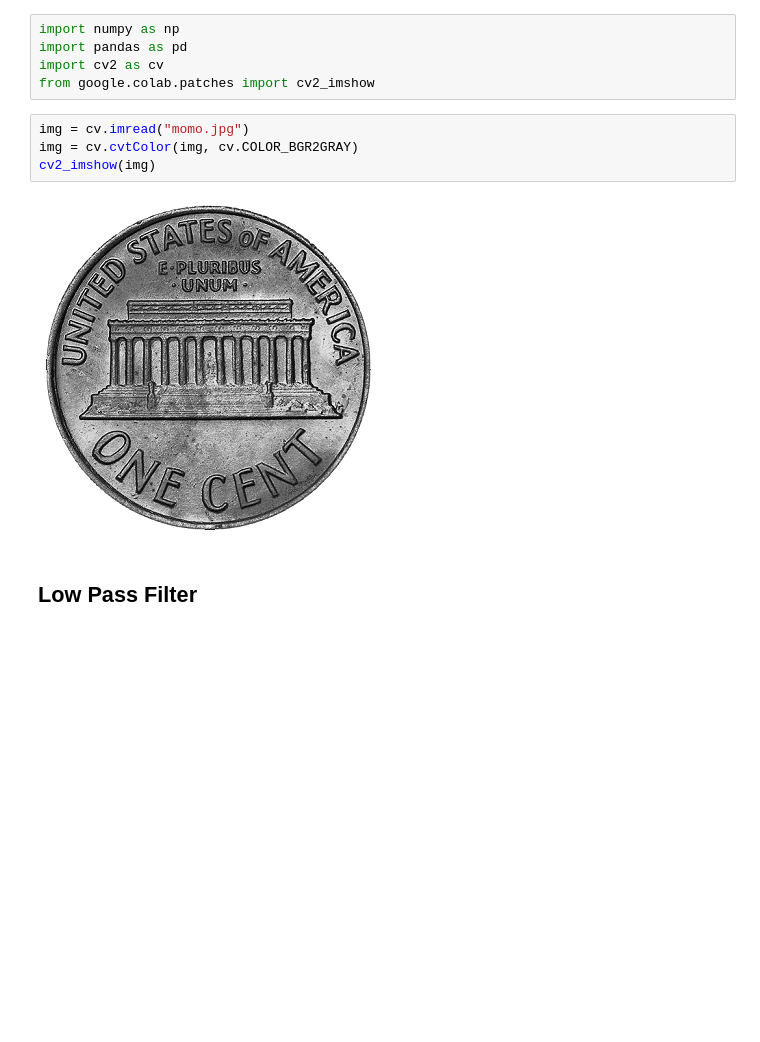
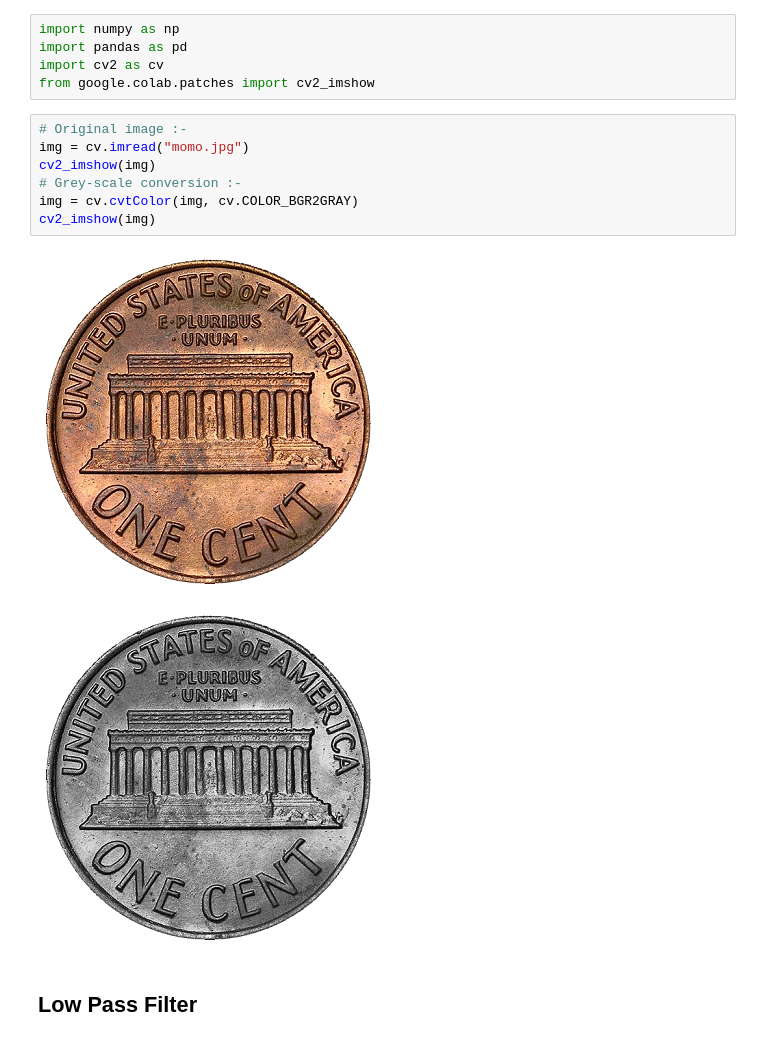
Before and after one commit to om22shree/College-Notes, a Jupyter notebook: TTL Lab/Day_7/Lab_7.ipynb, the cells around one changed output. Cells and saved outputs as stored; diff of their text form; blank space fills up the shorter version.

```diff
--- a/TTL Lab/Day_7/Lab_7.ipynb
+++ b/TTL Lab/Day_7/Lab_7.ipynb
@@ -6,11 +6,15 @@ import pandas as pd
 import cv2 as cv
 from google.colab.patches import cv2_imshow
 # %%
+# Original image :-
 img = cv.imread("momo.jpg")
+cv2_imshow(img)
+# Grey-scale conversion :-
 img = cv.cvtColor(img, cv.COLOR_BGR2GRAY)
 cv2_imshow(img)
 # %% [output]
-[figure, old version]
+[figure, new version]
+[figure, added]
 # %% [markdown]
 ## Low Pass Filter
 # %%
```
